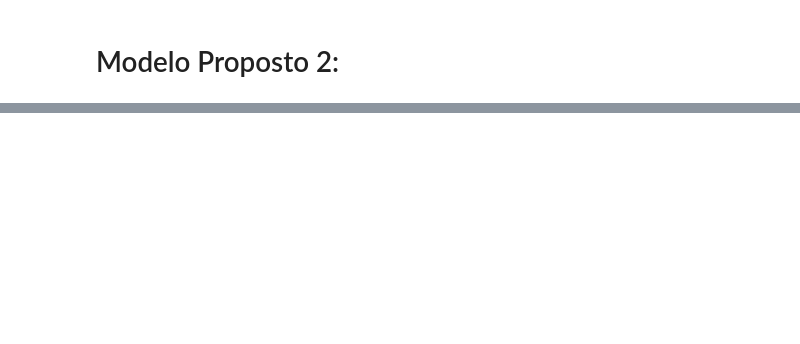
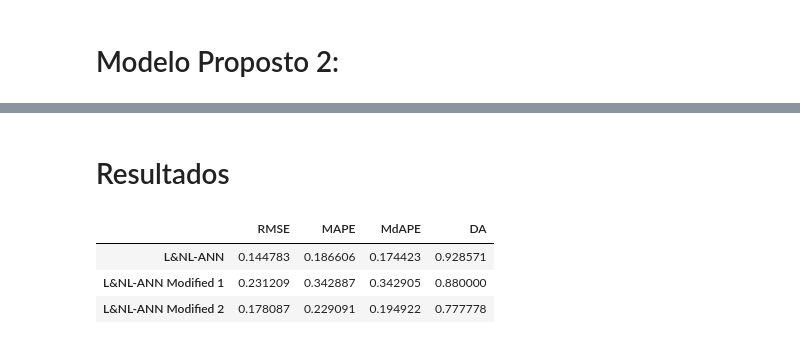
Before and after one commit to jvcm/time-series, a Jupyter notebook: hybrid_system/analysis.ipynb, the cells around one changed output, grey strips where cells are left out. Cells and saved outputs as stored; diff of their text form; code cells hidden in the pictures; blank space fills up the shorter version.

```diff
--- a/hybrid_system/analysis.ipynb
+++ b/hybrid_system/analysis.ipynb
@@ -148,0 +147,18 @@ X_test_e = np.hstack((X_train, resid_test.reshape(-1,1)))
+# %% [markdown]
+# Resultados
+# %%
+Metrics = pd.DataFrame(
+{
+'RMSE': [functions.RMSE(y_test, y_pred), functions.RMSE(y_test[3:], y_pred[3:] + resid_pred), functions.RMSE(y_test[1:], y_pred2)],
+'MAPE': [functions.MAPE(y_test, y_pred), functions.MAPE(y_test[3:], y_pred[3:] + resid_pred),functions.MAPE(y_test[1:], y_pred2)],
+'MdAPE': [functions.MdAPE(y_test, y_pred), functions.MdAPE(y_test[3:], y_pred[3:] + resid_pred),functions.MdAPE(y_test[1:], y_pred2)],
+'DA': [functions.DA(y_test, y_pred), functions.DA(y_test[3:], y_pred[3:] + resid_pred),functions.DA(y_test[1:], y_pred2)]
+}, index = ['L&NL-ANN', 'L&NL-ANN Modified 1', 'L&NL-ANN Modified 2']
+)
+
+Metrics
+# %% [output]
+|  | RMSE | MAPE | MdAPE | DA |
+| L&NL-ANN | 0.144783 | 0.186606 | 0.174423 | 0.928571 |
+| L&NL-ANN Modified 1 | 0.231209 | 0.342887 | 0.342905 | 0.880000 |
+| L&NL-ANN Modified 2 | 0.178087 | 0.229091 | 0.194922 | 0.777778 |
```
Also changed, not shown: parts of 12 cells of this notebook, 1 other file.
